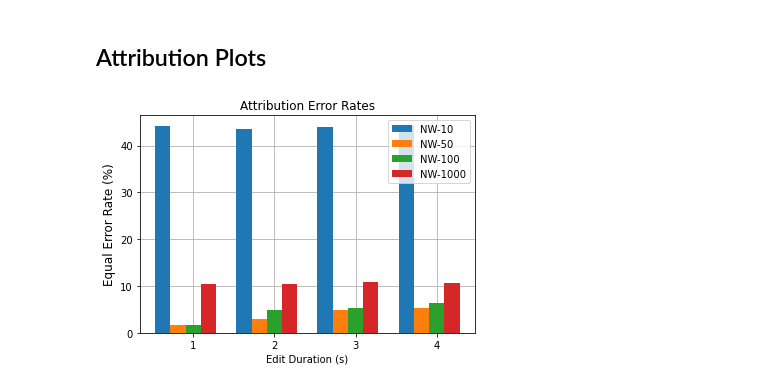
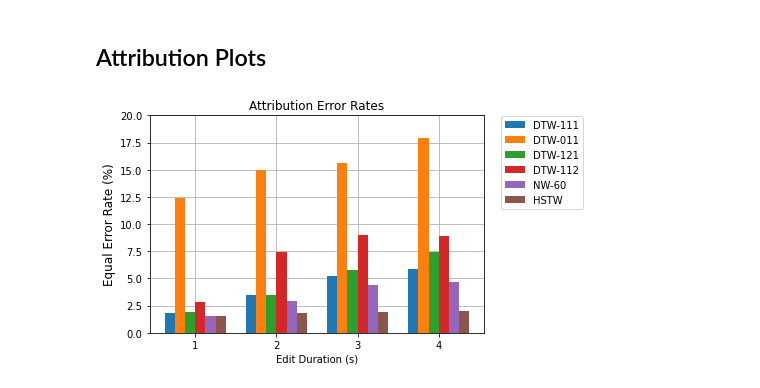
Before and after one commit to HMC-MIR/HSTW, a Jupyter notebook: 03_speech_eval.ipynb, the cells around one changed output. Saved outputs shown, nothing was run; the diff lists cells and outputs as text; code cells hidden in the pictures.

Commit message:
Added ROC Figure to Speech Eval

```diff
--- a/03_speech_eval.ipynb
+++ b/03_speech_eval.ipynb
@@ -208,8 +208,8 @@ def plotAlignment(timesToPlot, systemsToPlot, errorCurveDir, benchmark, legend,
 benchmark = "train"
 timesToPlot = [1, 2, 3, 4]
 
-systemsToPlot = ["NW-10", "NW-50", "NW-100", "NW-1000"]
-systemNames = ["NW-10", "NW-50", "NW-100", "NW-1000"]
+systemsToPlot = ["D1", "D2", "D3", "D4", "NW-60", "HSTW"]
+systemNames = ["DTW-111", "DTW-011","DTW-121", "DTW-112", "NW-60","HSTW"]
 
 errorCurveDir = "/mnt/data0/%s/TamperingDetection/eval/alignment" % user
 
@@ -334,7 +337,7 @@ def evalQueryAttrib(hyp, annot, scoring_collar, editDur, hop_sec, usePlane):
 # %%
 editTimes = [1, 2, 3, 4]
 benchmark = 'train'
-systems = ["NW-10", "NW-50", "NW-100", "NW-1000"]
+systems = ["D1", "D2", "D3", "D4", "NW-60", "HSTW"]
 
 for editTime in editTimes:
     for sys in systems:
@@ -353,6 +356,7 @@ for editTime in editTimes:
     pairsFile = "/mnt/data0/%s/TamperingDetection/cfg_files/%s_%ss.pairs" % (user, benchmark, str(editTime))
     annotFile = "/mnt/data0/%s/TamperingDetection/annots/160kbps_%ssec.gt" % (user, str(editTime))
     pathsRoot = "/mnt/data0/%s/TamperingDetection/hyp/%ssec/HSTW" % (user, str(editTime))
-    saveFile = "/mnt/data0/%s/TamperingDetection/eval/attribution/HSTW/planeAttrib.pkl" % (user, benchmark, str(editTime))
+    saveFile = "/mnt/data0/%s/TamperingDetection/eval/attribution/HSTW/planeAttrib/%s_%ss.pkl" \
+                % (user, benchmark, str(editTime))
 
     ROC = evalAttribution(pairsFile, annotFile, pathsRoot, editTime, saveFile = saveFile, usePlane = True)
@@ -368,7 +370,7 @@ def plotAttribution(timesToPlot, systemsToPlot, benchmark, sysNames, ROCDir):
     plt.grid(zorder=0)
     for i, plotSys in enumerate(systemsToPlot):
         EERs = []
-        barLocs = x - width * (numBars / 2) + i * width
+        barLocs = x - width * (numBars / 2) + (i+0.5) * width
         for j, plotTime in enumerate(timesToPlot):
 
             ROCfile = ROCDir + "/%s/%s_%ss.pkl" % (plotSys, benchmark, str(plotTime))
@@ -380,10 +382,10 @@ def plotAttribution(timesToPlot, systemsToPlot, benchmark, sysNames, ROCDir):
 
         plt.xlabel("Edit Duration (s)")
         plt.xticks(x, timesToPlot)
-#         plt.ylim(0,35)
+        plt.ylim(0,20)
         plt.title("Attribution Error Rates")
 
-    plt.legend(sysNames)
+    plt.legend(sysNames, loc = (1.05, 0.57))
     plt.ylabel("Equal Error Rate (%)", fontsize = "large")
 # %%
 def findEER(ROC):
@@ -399,11 +401,11 @@ def findEER(ROC):
 # %%
 ROCDir = "/mnt/data0/%s/TamperingDetection/eval/attribution" % user
 
 timesToPlot = [1,2,3,4]
-systemsToPlot = ["NW-10", "NW-50", "NW-100", "NW-1000"]
-sysNames = ["NW-10", "NW-50", "NW-100", "NW-1000"]
+systemsToPlot = ["D1", "D2", "D3", "D4", "NW-60", "HSTW"]
+sysNames =  ["DTW-111", "DTW-011","DTW-121", "DTW-112", "NW-60","HSTW"]
 benchmark = "train"
 
 plotAttribution(timesToPlot, systemsToPlot, benchmark, sysNames, ROCDir)
 # %% [output]
-[figure, old version]
+[figure, new version]
```
Also changed, not shown: parts of 15 cells of this notebook.
